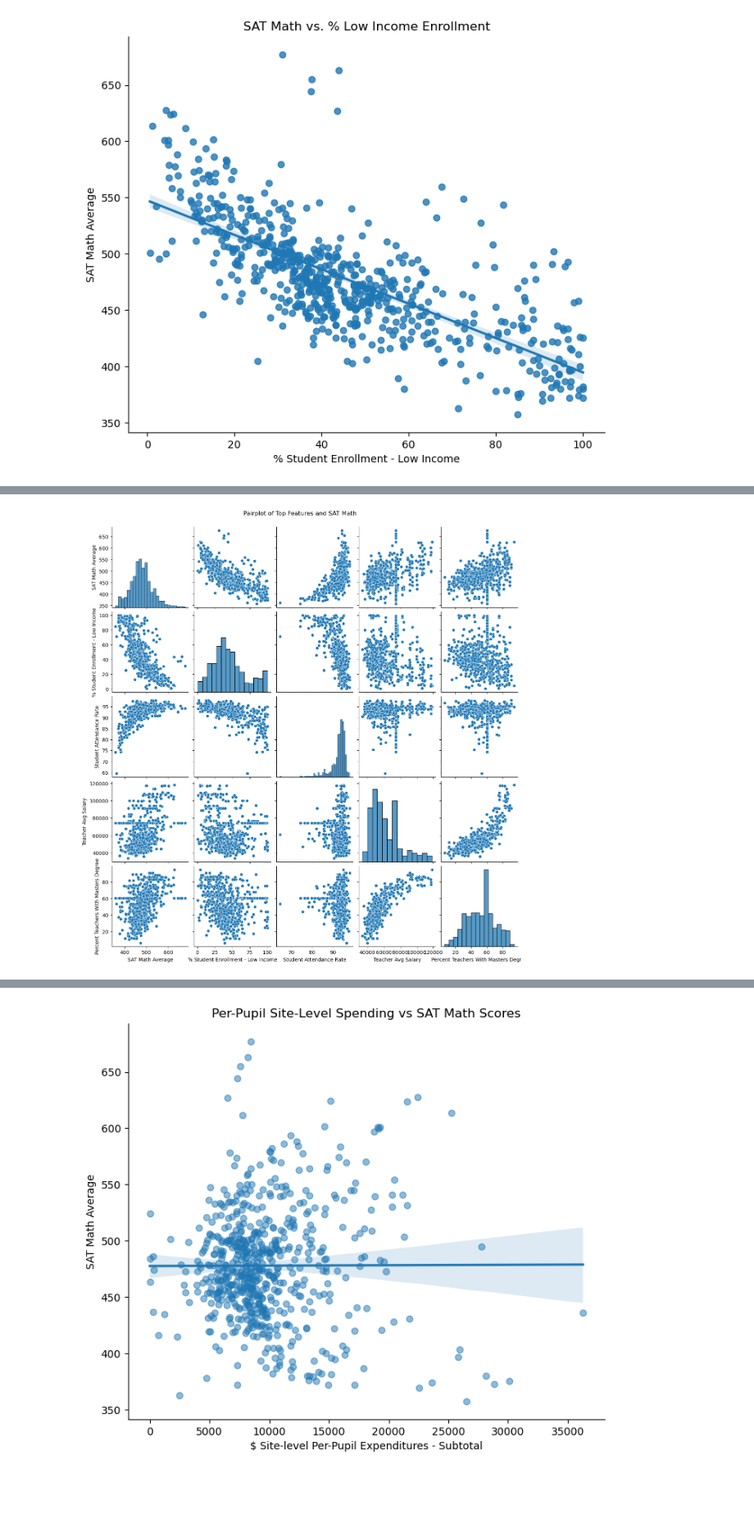
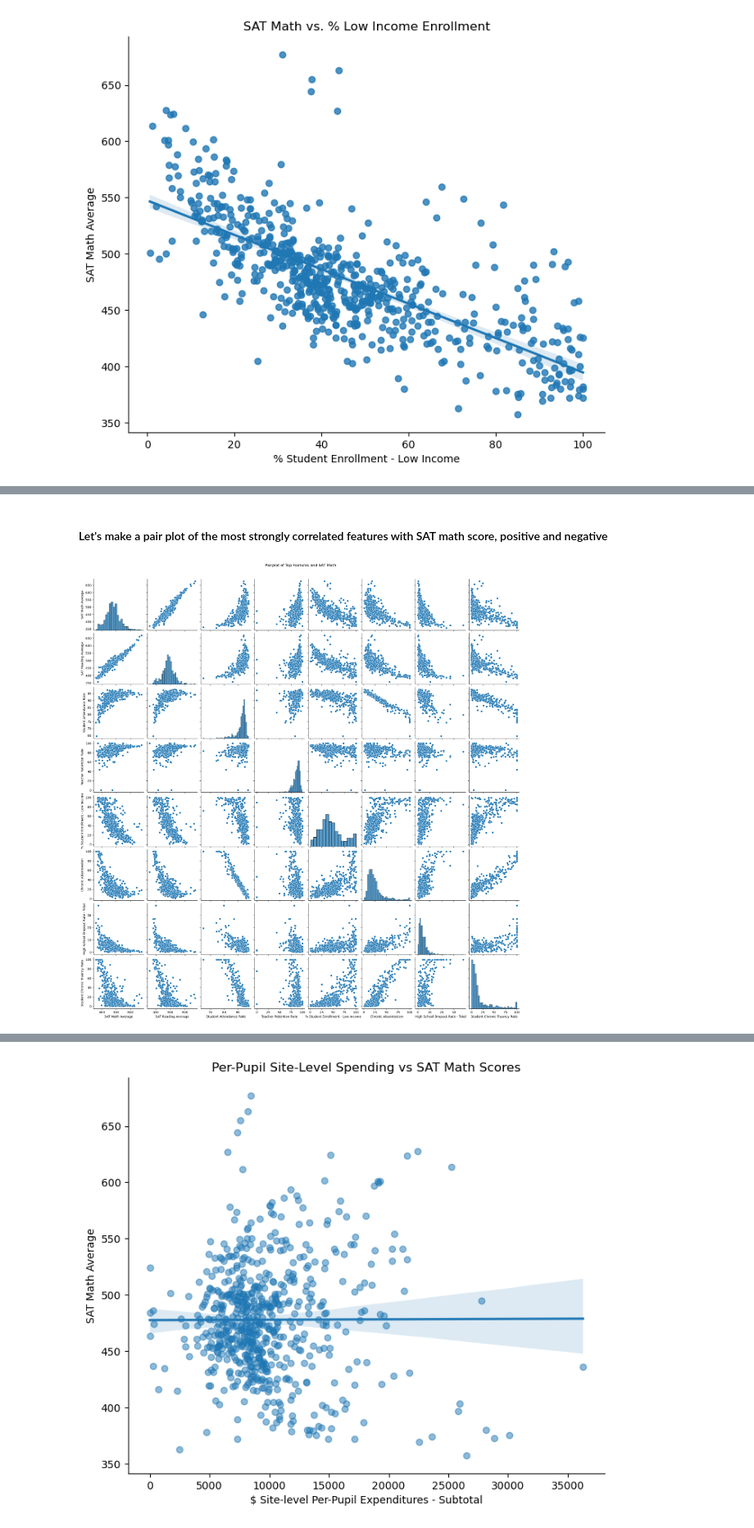
Before and after one commit to MCCamargo/math_ed_project, a Jupyter notebook: scripts/Illinois_model_training.ipynb, the cells around one changed output, grey strips where cells are left out. Shown at 82% size. Drawn from its saved outputs; the diff is of its cells as text; code cells hidden in the pictures; blank space fills up the shorter version.

```diff
--- a/scripts/Illinois_model_training.ipynb
+++ b/scripts/Illinois_model_training.ipynb
@@ -68,14 +130,18 @@ plt.show()
-# %%
-top_feats = [
-    'SAT Math Average',
-    '% Student Enrollment - Low Income',
-    'Student Attendance Rate',
-    'Teacher Avg Salary',
-    'Percent Teachers With Masters Degree'
-]
-
-sns.pairplot(df19[top_feats].dropna())
-plt.suptitle("Pairplot of Top Features and SAT Math", y=1.02)
-plt.show()
-# %% [output]
-[figure, removed]
+# %% [markdown]
+#### Let's make a pair plot of the most strongly correlated features with SAT math score, positive and negative
+# %%
+# Sort the correlation values with SAT Math Average
+sorted_corr = corr[['SAT Math Average']].sort_values(by='SAT Math Average', ascending=False)
+
+# Get top and bottom features by their index labels (i.e., feature names)
+top_features = sorted_corr.iloc[[0, 1, 4, 5]].index.tolist()
+bottom_features = sorted_corr.iloc[[-3, -4, -5, -6]].index.tolist()
+
+# Combine them into one list
+top_feats = top_features + bottom_features
+
+sns.pairplot(df19[top_feats].dropna())
+plt.suptitle("Pairplot of Top Features and SAT Math", y=1.02)
+plt.show()
+# %% [output]
+[figure, added]
```
Also changed, not shown: parts of 24 cells of this notebook, 3 other files.
